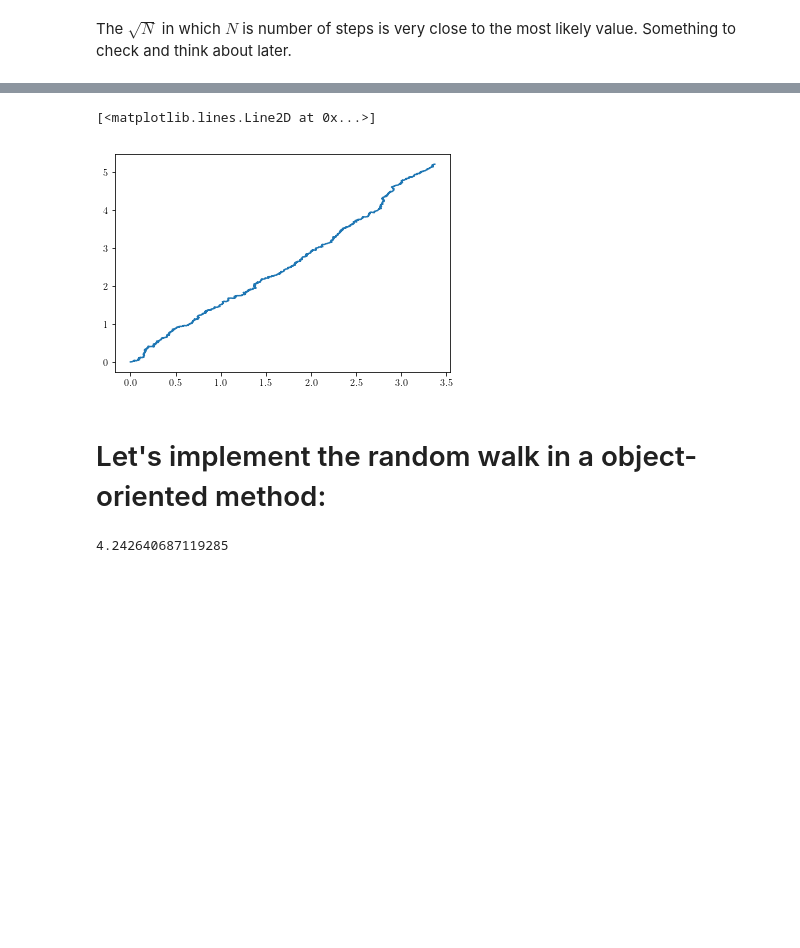
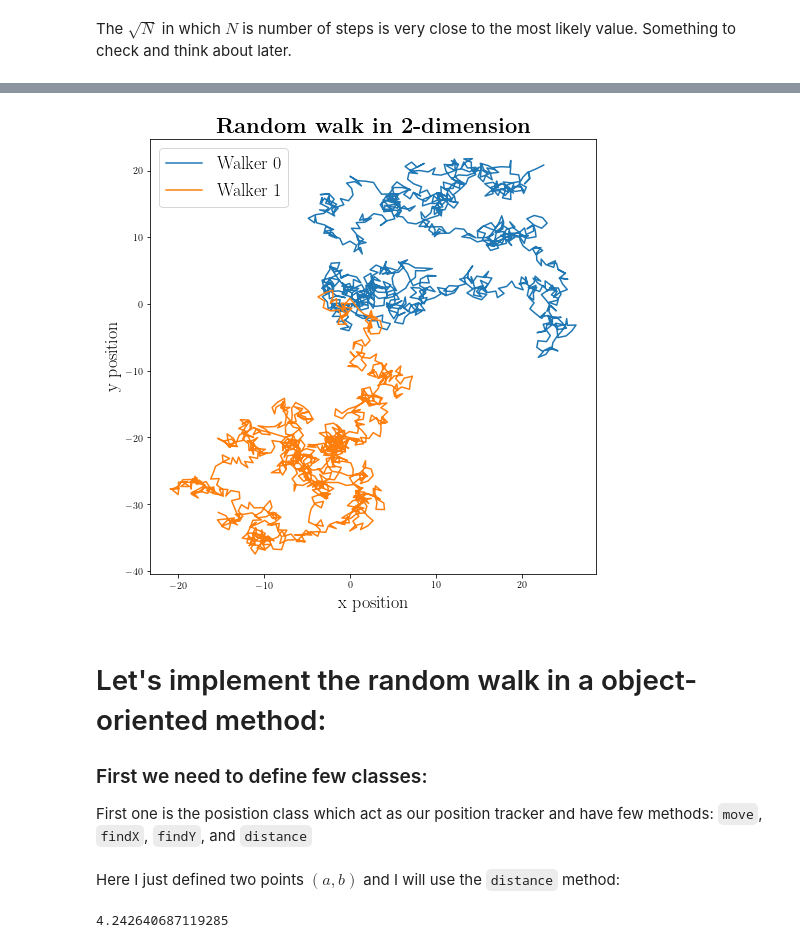
Before and after one commit to abtinshahidi/Foundation_applied_machine_learning, a Jupyter notebook: notebooks/week3/week3.ipynb, the cells around one changed output, grey strips where cells are left out. Drawn from its saved outputs; the diff is of its cells as text; code cells hidden in the pictures; blank space fills up the shorter version.

```diff
--- a/notebooks/week3/week3.ipynb
+++ b/notebooks/week3/week3.ipynb
@@ -654,9 +656,3 @@ def Simulate_walks(number_of_steps, number_of_simulations):
     for i in range(number_of_simulations):
         simulation[i]=random_walk_2d(number_of_steps)
     return simulation
-# %%
-a = Simulate_walks(10000, 100)
-
-empty=[]
-for i in a:
-    empty.append(np.mean(np.sqrt(a[i]["x"]**2+a[i]["y"]**2)))
@@ -718,8 +681,27 @@ positions = random_walk_2d_max_finder(1000, f)
-# %%
-plt.plot(positions["x"], positions["y"])
-# %% [output]
-[<matplotlib.lines.Line2D at 0x...>]
-[figure, removed]
+# %%
+positions_walker_deg_0 = random_walk_2d_degree_free(1000)
+
+positions_walker_deg_1 = random_walk_2d_degree_free(1000)
+# %%
+fig_2d__deg_rw = plt.figure(figsize=(8,8))
+
+plt.plot(positions_walker_deg_0["x"], positions_walker_deg_0["y"], label="Walker 0")
+plt.plot(positions_walker_deg_1["x"], positions_walker_deg_1["y"], label="Walker 1")
+
+plt.title(r"\textbf{Random walk in 2-dimension}", fontsize=22)
+
+plt.xlabel(r"x position", fontsize=18)
+plt.ylabel(r"y position", fontsize=18)
+
+plt.legend(fontsize=18, markerscale=10)
+
+
+plt.show()
+# %% [output]
+[figure, added]
 # %% [markdown]
 # Let's implement the random walk in a object-oriented method:
+
+### First we need to define few classes:
+First one is the posistion class which act as our position tracker and have few methods: `move`, `findX`, `findY`, and `distance`
 # %%
@@ -749,6 +733,8 @@ class position(object):
 
     def __str__(self):
         return "({},{})".format(self.x, self.y)
+# %% [markdown]
+Here I just defined two points $(a,b)$ and I will use the `distance` method:
 # %%
 a = position(1,2)
 b = position(4,5)
```
Also changed, not shown: parts of 65 cells of this notebook, 12 other files.
